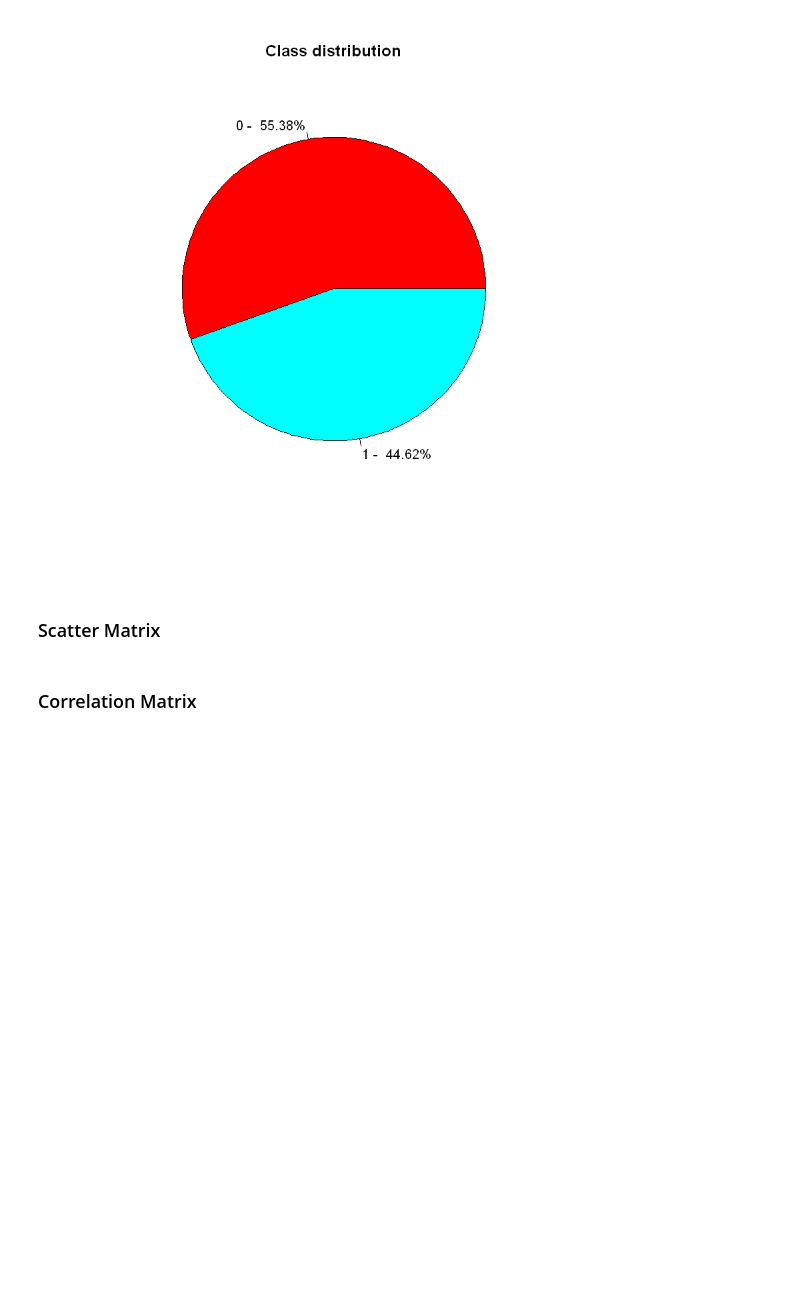
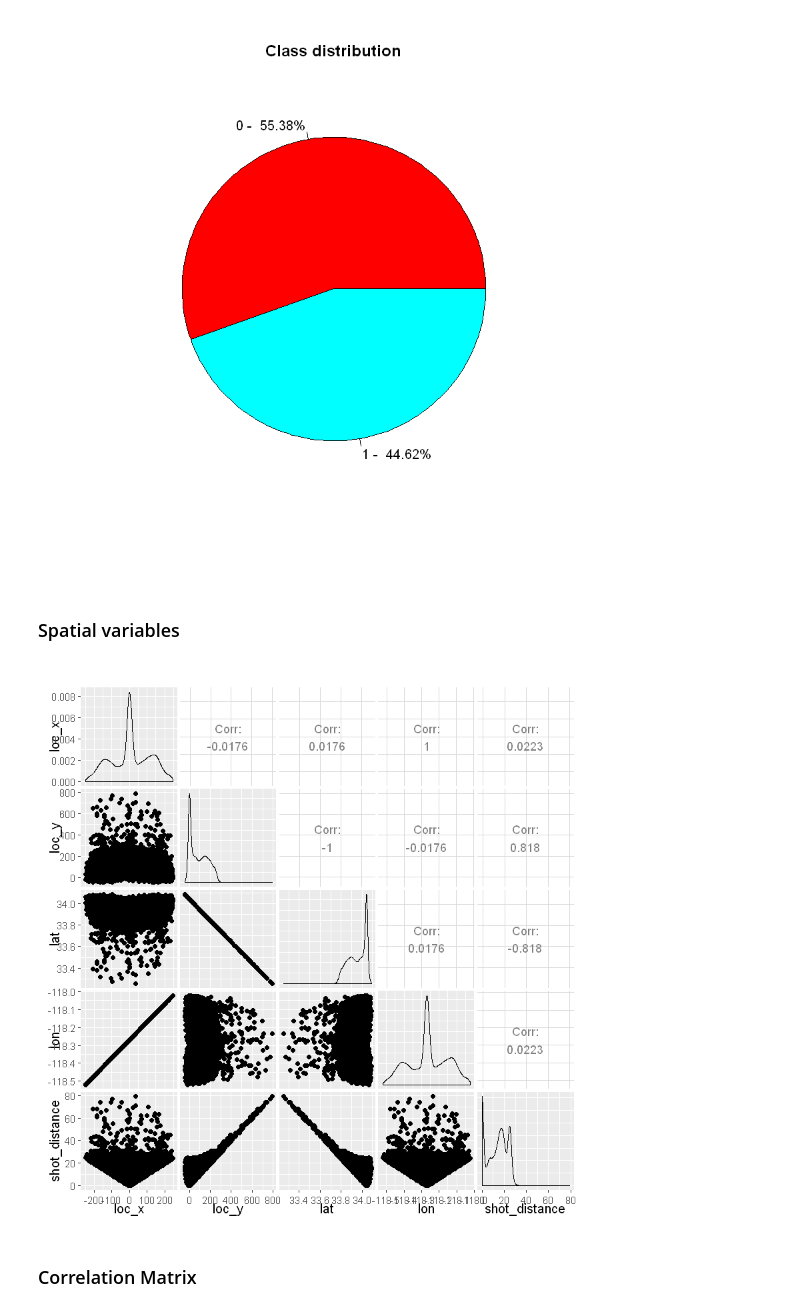
Before and after one commit to brunocalou/Kobe-Bryant-Shot-Selection, a Jupyter notebook: app.ipynb, the cells around one changed output. Cells and saved outputs as stored; diff of their text form; code cells hidden in the pictures; blank space fills up the shorter version.

Commit message:
Adding visualization

```diff
--- a/app.ipynb
+++ b/app.ipynb
@@ -104,5 +115,3 @@ lbls <- paste(lbls, "%", sep="")
 pie(prop, labels=lbls, col=rainbow(length(lbls)), main="Class distribution")
 # %% [output]
 [figure]
-# %% [markdown]
-### Scatter Matrix
@@ -111,3 +118,11 @@ pie(prop, labels=lbls, col=rainbow(length(lbls)), main="Class distribution")
+# %% [markdown]
+### Spatial variables
+# %%
+# Quartiles and scatter matrix of 'loc_x', 'loc_y', 'lat', 'lon', 'shot_distance'
+pm <- ggpairs(dataframe, columns = c('loc_x', 'loc_y', 'lat', 'lon', 'shot_distance'))
+pm
+# %% [output]
+[figure, added]
 # %% [markdown]
 ### Correlation Matrix
 # %%
```
Also changed, not shown: parts of 4 cells of this notebook, 1 other file.
